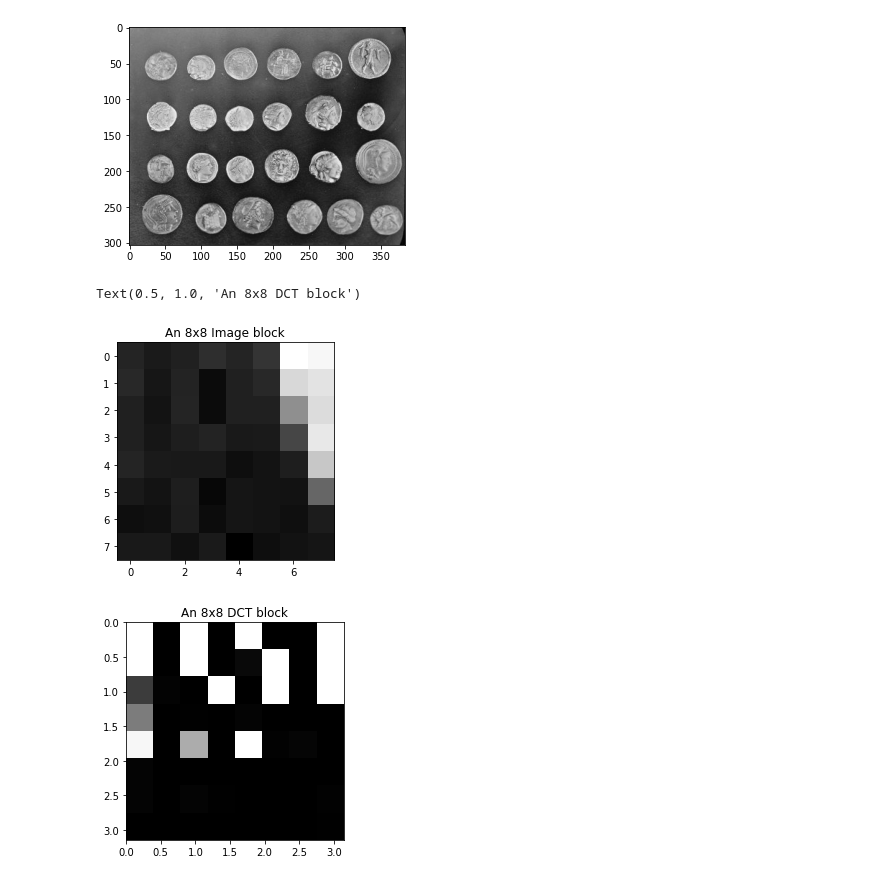
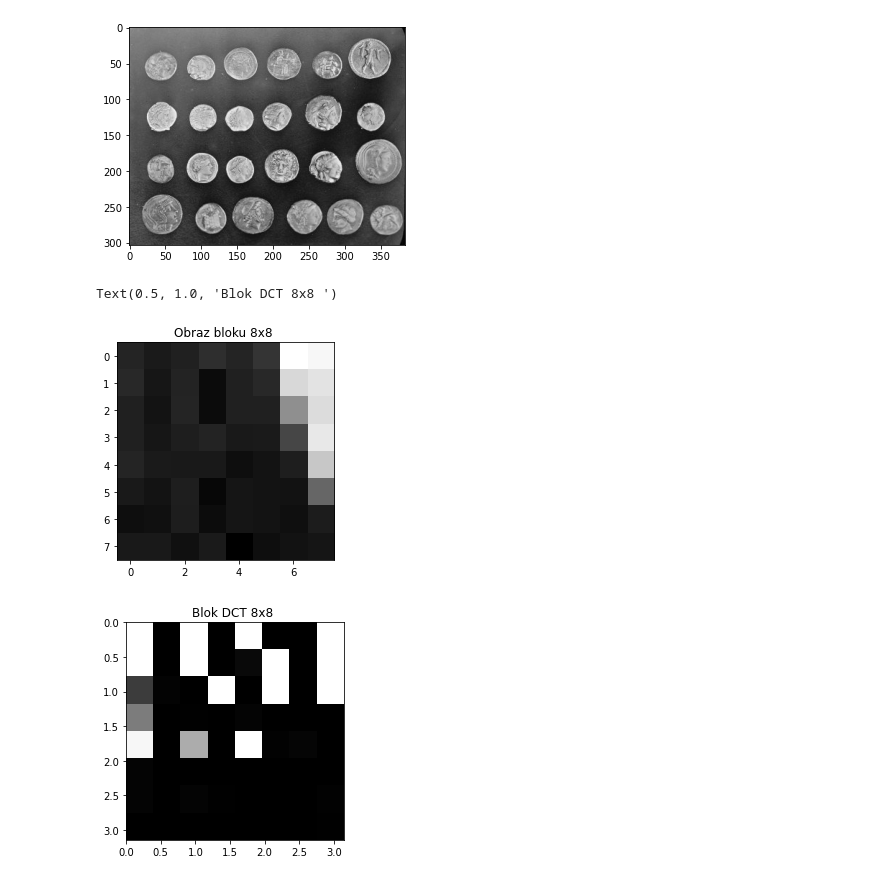
Before and after one commit to tynka022/SignalAnalisis, a Jupyter notebook: lab6/lab6.ipynb, the cells around one changed output. Cells and saved outputs as stored; diff of their text form; code cells hidden in the pictures.

```diff
--- a/lab6/lab6.ipynb
+++ b/lab6/lab6.ipynb
@@ -35,17 +41,17 @@ for i in r_[:imsize[0]:8]:
 # %%
 pos = 128
 
-# Extract a block from image
+# Wyodrębnij blok z obrazu
 plt.figure()
 plt.imshow(im[pos:pos+8,pos:pos+8],cmap='gray')
-plt.title( "An 8x8 Image block")
+plt.title( "Obraz bloku 8x8 ")
 
-# Display the dct of that block
+# Wyświetl DCT tego obrazu
 plt.figure()
 plt.imshow(dct[pos:pos+8,pos:pos+8],cmap='gray',vmax= np.max(dct)*0.01,vmin = 0, extent=[0,pi,pi,0])
-plt.title( "An 8x8 DCT block")
+plt.title( "Blok DCT 8x8 ")
 # %% [output]
-Text(0.5, 1.0, 'An 8x8 DCT block')
+Text(0.5, 1.0, 'Blok DCT 8x8 ')
-[figure, old version]
+[figure, new version]
-[figure, old version]
+[figure, new version]
 # %%
```
Also changed, not shown: parts of 7 cells of this notebook, 1 other file.
